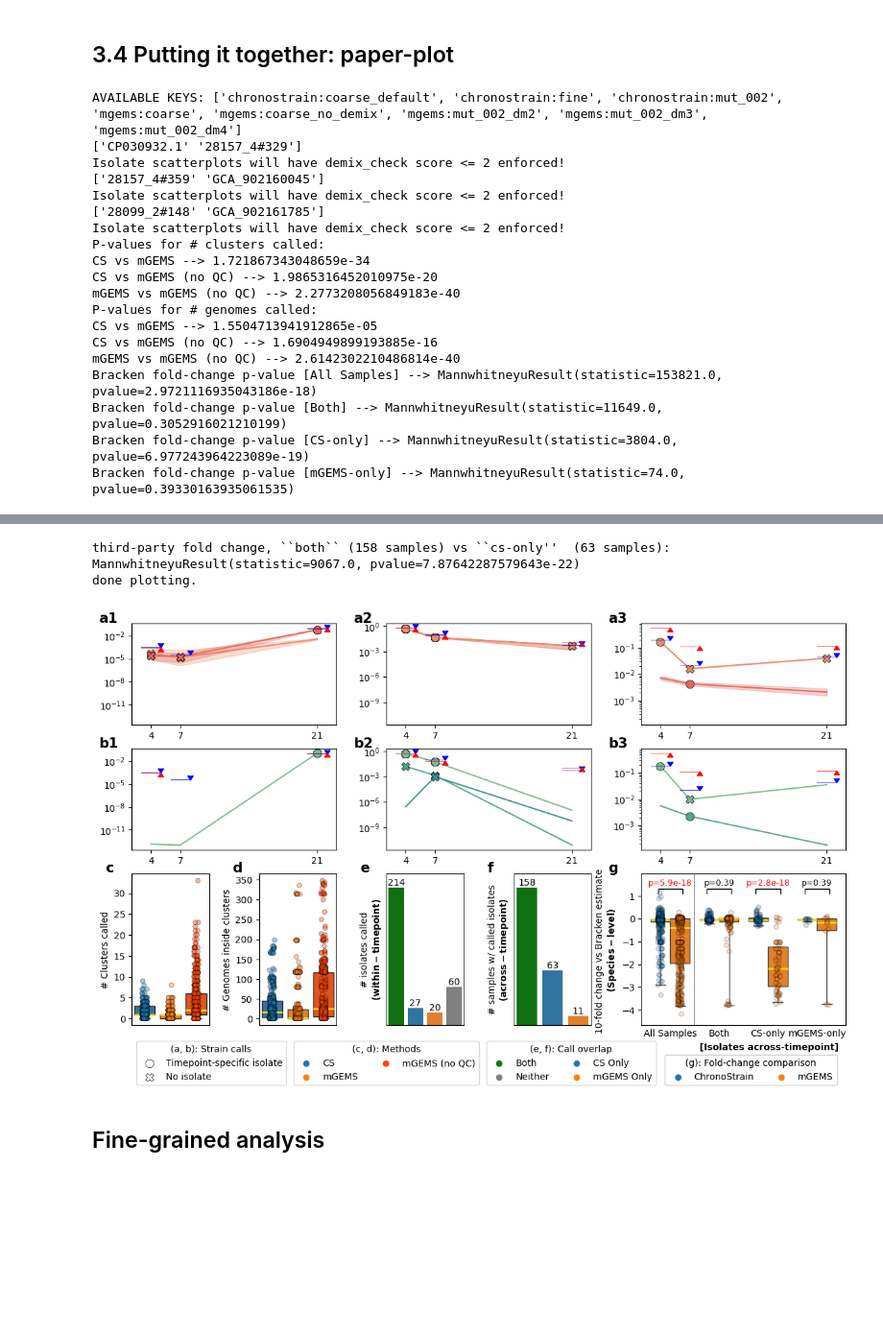
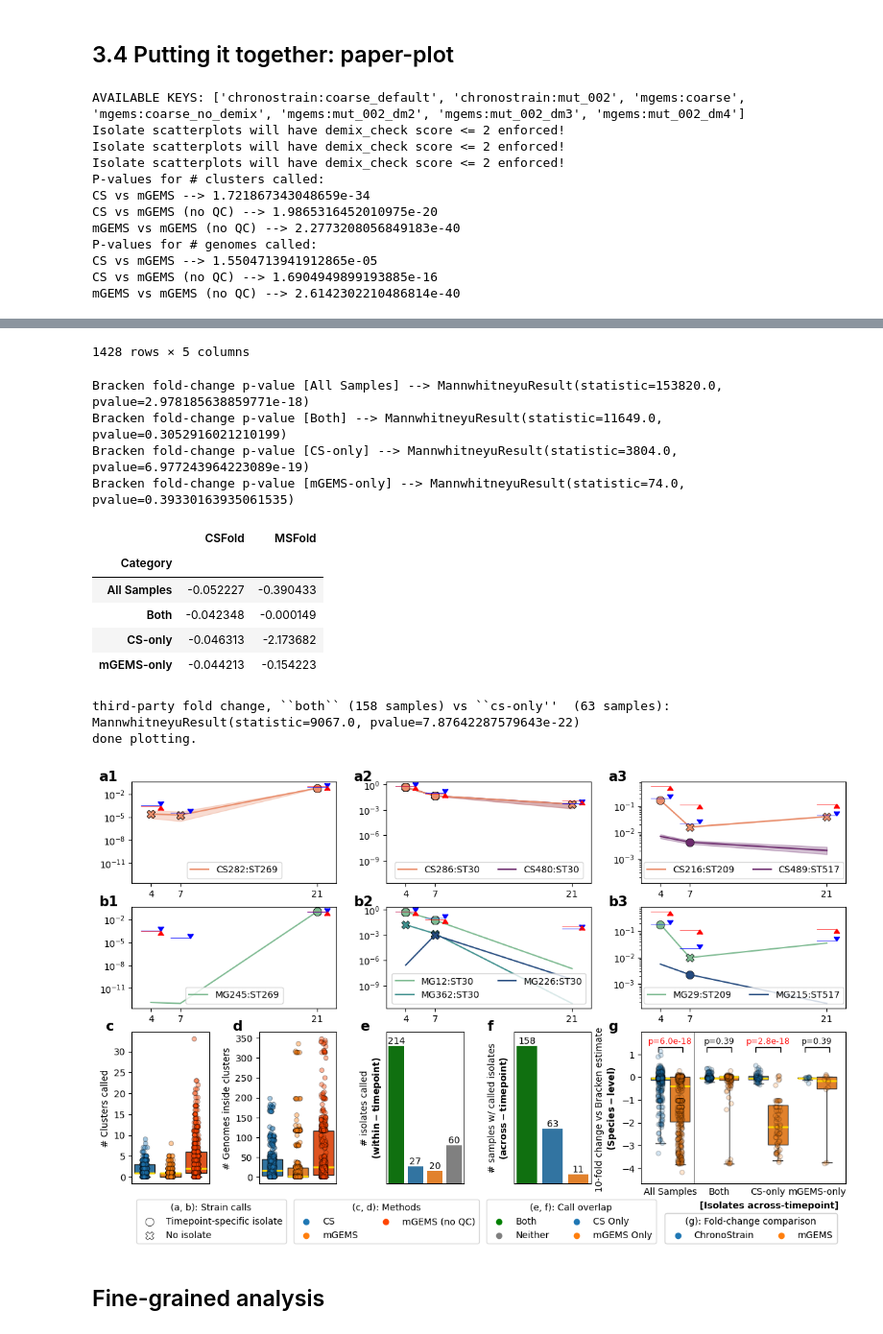
Before and after one commit to gibsonlab/chronostrain, a Jupyter notebook: examples/infant-nt/notebooks/inference_comparison.ipynb, the cells around one changed output, grey strips where cells are left out. Shown at 96% size. Cells and saved outputs as stored; diff of their text form; code cells hidden in the pictures; blank space fills up the shorter version.

```diff
--- a/examples/infant-nt/notebooks/inference_comparison.ipynb
+++ b/examples/infant-nt/notebooks/inference_comparison.ipynb
@@ -1364,5 +1438,5 @@ Note: panels a/b/c use all-mutually finished infants, panels d/e only use the tw
 # %%
-def plot_chronostrain(infant_id: str, inference_subdir: str, ax, color_scheme, df_tuple, posterior_threshold):
+def plot_chronostrain(infant_id: str, inference_subdir: str, ax, color_scheme, df_tuple, posterior_threshold, legend_ax=None, legend_kwargs={}):
     (
         reads, time_points, adhoc_clusters, inference_strains,
         g_samples, posterior_inclusion_p,
@@ -1371,6 +1445,7 @@ def plot_chronostrain(infant_id: str, inference_subdir: str, ax, color_scheme, d
     inference_ordering = {strain.id: s_idx for s_idx, strain in enumerate(inference_strains)}
 
     _, clustering, infants, isol_within, isol_across, raw_res, thres_res, _ = df_tuple
+
     if infant_id not in infants:
         raise Exception(f"{infant_id} not in infant list.")
     time_points = sorted(pd.unique(infant_dfs.loc[
@@ -1387,7 +1462,12 @@ def plot_chronostrain(infant_id: str, inference_subdir: str, ax, color_scheme, d
         isol_across.loc[isol_across['Infant'] == infant_id]
     ], ignore_index=True)
 
-    for clust, color in zip(clusters_to_plot, itertools.cycle(color_scheme)):
+    # select widely-spaced out colors, for visibility.
+    if len(color_scheme) < len(clusters_to_plot):
+        raise Exception("Not enough colors! Need at least {}.".format(len(clusters_to_plot)))
+    color_indices = np.round(np.linspace(0, len(color_scheme) - 1, len(clusters_to_plot))).astype(int)
+    color_scheme = [color_scheme[i] for i in color_indices]
+    for clust, color in zip(clusters_to_plot, color_scheme):
         if clust not in adhoc_clusters:
             # print(f"Skipping cluster {clust}")
             continue
@@ -1446,4 +1526,26 @@ def plot_chronostrain(infant_id: str, inference_subdir: str, ax, color_scheme, d
         ax.scatter(scatter_t_across, scatter_y_across, color=color, marker='X', zorder=z_order, s=80, edgecolors='black', linewidth=0.5)
         ax.scatter(scatter_t_within, scatter_y_within, color=color, marker='o', zorder=z_order, s=80, edgecolors='black', linewidth=0.5)
     ax.set_xticks(time_points)
+
+    # draw legend.
+    if legend_ax is not None and len(clusters_to_plot) > 0:
+        cluster_mlst_df = determine_cluster_st_and_name(clustering)
+        handles = []
+        labels = []
+        for clust, color in zip(clusters_to_plot, itertools.cycle(color_scheme)):
+            cluster_hits = cluster_mlst_df.loc[cluster_mlst_df['Cluster'] == clust, :]
+            if cluster_hits.shape[0] == 0:
+                raise Exception("Couldn't get cluster information for cluster ID={}".format(clust))
+            cluster_row = cluster_hits.head(1)
+            cluster_mlst_name = cluster_row['MLST'].item()
+            if cluster_mlst_name == "STnew_alleles":
+                cluster_mlst_name = "STnew"
+            cluster_idx = cluster_row['SortedIndex'].item()
+            line = matplotlib.lines.Line2D([], [], color=color)
+            handles.append(line)
+            labels.append(f'CS{cluster_idx}:{cluster_mlst_name}')
+
+        legend_ax.legend(
+            handles, labels, ncols=2, **legend_kwargs
+        )
 # %%
@@ -1683,6 +1793,7 @@ def plot_third_party_species_comparison_paper(chronostrain_dfs, mgems_dfs, speci
     melted = pd.melt(_x, id_vars=['Infant', 'T', 'Category'], value_vars=method_list)
     colors = sb.color_palette("tab10")
     palette = {m: c for m, c in zip(method_list, colors)}
+    display(melted)
 
     sb.boxplot(
         melted,
@@ -1858,8 +1969,8 @@ add_figure_labels(
 
 print("AVAILABLE KEYS:", list(dfs_to_plot.keys()))
 infant_id = 'A01077'
-plot_chronostrain(infant_id, plot_config.chronostrain['coarse_default'].key, timeseries1[0], sb.color_palette("flare"), dfs_to_plot['chronostrain:coarse_default'], plot_config.chronostrain['coarse_default'].posterior)
-plot_mgems(infant_id, timeseries1[1], sb.color_palette("crest"), dfs_to_plot['mgems:coarse'], marker_enforce_demix_ub=2)
+plot_chronostrain(infant_id, plot_config.chronostrain['coarse_default'].key, timeseries1[0], sb.color_palette("flare"), dfs_to_plot['chronostrain:coarse_default'], plot_config.chronostrain['coarse_default'].posterior, legend_ax=timeseries1[0], legend_kwargs={'loc': 'lower center'})
+plot_mgems(infant_id, timeseries1[1], sb.color_palette("crest"), dfs_to_plot['mgems:coarse'], marker_enforce_demix_ub=2, legend_ax=timeseries1[1], legend_kwargs={'loc': 'lower center'})
 plot_third_party_species_estimates(infant_id, timeseries1[0], bracken_estimates, marker_color='blue', arrow_direction='down')
 plot_third_party_species_estimates(infant_id, timeseries1[1], bracken_estimates, marker_color='blue', arrow_direction='down')
 plot_third_party_species_estimates(infant_id, timeseries1[0], metaphlan_estimates, marker_color='red', arrow_direction='up')
@@ -1867,8 +1978,8 @@ plot_third_party_species_estimates(infant_id, timeseries1[1], metaphlan_estimate
 
 
 infant_id = 'B00053'
-plot_chronostrain(infant_id, plot_config.chronostrain['coarse_default'].key, timeseries2[0], sb.color_palette("flare"), dfs_to_plot['chronostrain:coarse_default'], plot_config.chronostrain['coarse_default'].posterior)
-plot_mgems(infant_id, timeseries2[1], sb.color_palette("crest"), dfs_to_plot['mgems:coarse'], marker_enforce_demix_ub=2)
+plot_chronostrain(infant_id, plot_config.chronostrain['coarse_default'].key, timeseries2[0], sb.color_palette("flare"), dfs_to_plot['chronostrain:coarse_default'], plot_config.chronostrain['coarse_default'].posterior, legend_ax=timeseries2[0], legend_kwargs={'loc': 'lower center'})
+plot_mgems(infant_id, timeseries2[1], sb.color_palette("crest"), dfs_to_plot['mgems:coarse'], marker_enforce_demix_ub=2, legend_ax=timeseries2[1], legend_kwargs={'loc': 'lower center'})
 plot_third_party_species_estimates(infant_id, timeseries2[0], bracken_estimates, marker_color='blue', arrow_direction='down')
 plot_third_party_species_estimates(infant_id, timeseries2[1], bracken_estimates, marker_color='blue', arrow_direction='down')
 plot_third_party_species_estimates(infant_id, timeseries2[0], metaphlan_estimates, marker_color='red', arrow_direction='up')
@@ -1876,8 +1987,8 @@ plot_third_party_species_estimates(infant_id, timeseries2[1], metaphlan_estimate
 
 
 infant_id = 'B02273'
-plot_chronostrain(infant_id, plot_config.chronostrain['coarse_default'].key, timeseries3[0], sb.color_palette("flare"), dfs_to_plot['chronostrain:coarse_default'], plot_config.chronostrain['coarse_default'].posterior)
-plot_mgems(infant_id, timeseries3[1], sb.color_palette("crest"), dfs_to_plot['mgems:coarse'], marker_enforce_demix_ub=2)
+plot_chronostrain(infant_id, plot_config.chronostrain['coarse_default'].key, timeseries3[0], sb.color_palette("flare"), dfs_to_plot['chronostrain:coarse_default'], plot_config.chronostrain['coarse_default'].posterior, legend_ax=timeseries3[0], legend_kwargs={'loc': 'lower center'})
+plot_mgems(infant_id, timeseries3[1], sb.color_palette("crest"), dfs_to_plot['mgems:coarse'], marker_enforce_demix_ub=2, legend_ax=timeseries3[1], legend_kwargs={'loc': 'lower center'})
 plot_third_party_species_estimates(infant_id, timeseries3[0], bracken_estimates, marker_color='blue', arrow_direction='down')
 plot_third_party_species_estimates(infant_id, timeseries3[1], bracken_estimates, marker_color='blue', arrow_direction='down')
 plot_third_party_species_estimates(infant_id, timeseries3[0], metaphlan_estimates, marker_color='red', arrow_direction='up')
@@ -1963,12 +2074,9 @@ legend_ax.axis('off')
 plt.savefig("plots/infant_paper_plot.pdf", bbox_inches='tight')
 print("done plotting.")
 # %% [output]
-AVAILABLE KEYS: ['chronostrain:coarse_default', 'chronostrain:fine', 'chronostrain:mut_002', 'mgems:coarse', 'mgems:coarse_no_demix', 'mgems:mut_002_dm2', 'mgems:mut_002_dm3', 'mgems:mut_002_dm4']
-['CP030932.1' '28157_4#329']
+AVAILABLE KEYS: ['chronostrain:coarse_default', 'chronostrain:mut_002', 'mgems:coarse', 'mgems:coarse_no_demix', 'mgems:mut_002_dm2', 'mgems:mut_002_dm3', 'mgems:mut_002_dm4']
 Isolate scatterplots will have demix_check score <= 2 enforced!
-['28157_4#359' 'GCA_902160045']
 Isolate scatterplots will have demix_check score <= 2 enforced!
-['28099_2#148' 'GCA_902161785']
 Isolate scatterplots will have demix_check score <= 2 enforced!
 P-values for # clusters called:
 CS vs mGEMS --> 1.721867343048659e-34
@@ -1978,7 +2086,3 @@ P-values for # genomes called:
 CS vs mGEMS --> 1.5504713941912865e-05
 CS vs mGEMS (no QC) --> 1.6904949899193885e-16
 mGEMS vs mGEMS (no QC) --> 2.6142302210486814e-40
-Bracken fold-change p-value [All Samples] --> MannwhitneyuResult(statistic=153821.0, pvalue=2.9721116935043186e-18)
-Bracken fold-change p-value [Both] --> MannwhitneyuResult(statistic=11649.0, pvalue=0.3052916021210199)
-Bracken fold-change p-value [CS-only] --> MannwhitneyuResult(statistic=3804.0, pvalue=6.977243964223089e-19)
-Bracken fold-change p-value [mGEMS-only] --> MannwhitneyuResult(statistic=74.0, pvalue=0.39330163935061535)
@@ -1991,6 +2101,17 @@ Bracken fold-change p-value [mGEMS-only] --> MannwhitneyuResult(statistic=74.0,
-third-party fold change, ``both`` (158 samples) vs ``cs-only''  (63 samples): MannwhitneyuResult(statistic=9067.0, pvalue=7.87642287579643e-22)
-done plotting.
+1428 rows × 5 columns
+Bracken fold-change p-value [All Samples] --> MannwhitneyuResult(statistic=153820.0, pvalue=2.978185638859771e-18)
+Bracken fold-change p-value [Both] --> MannwhitneyuResult(statistic=11649.0, pvalue=0.3052916021210199)
+Bracken fold-change p-value [CS-only] --> MannwhitneyuResult(statistic=3804.0, pvalue=6.977243964223089e-19)
+Bracken fold-change p-value [mGEMS-only] --> MannwhitneyuResult(statistic=74.0, pvalue=0.39330163935061535)
+|  | CSFold | MSFold |
+| Category |  |  |
+| All Samples | -0.052227 | -0.390433 |
+| Both | -0.042348 | -0.000149 |
+| CS-only | -0.046313 | -2.173682 |
+| mGEMS-only | -0.044213 | -0.154223 |
+third-party fold change, ``both`` (158 samples) vs ``cs-only''  (63 samples): MannwhitneyuResult(statistic=9067.0, pvalue=7.87642287579643e-22)
+done plotting.
-[figure, old version]
+[figure, new version]
 # %% [markdown]
 ## Fine-grained analysis
 # %%
```
Also changed, not shown: parts of 21 cells of this notebook, 10 other files.
